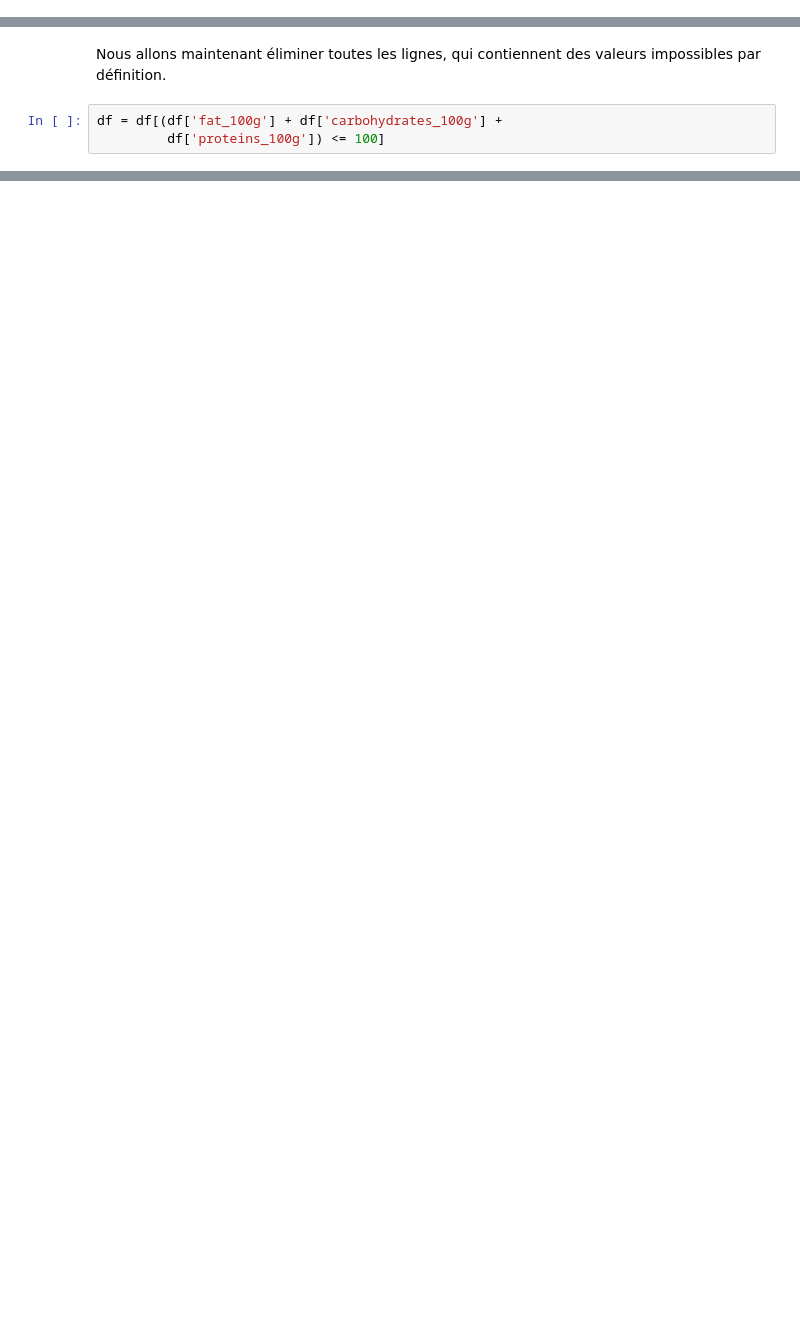
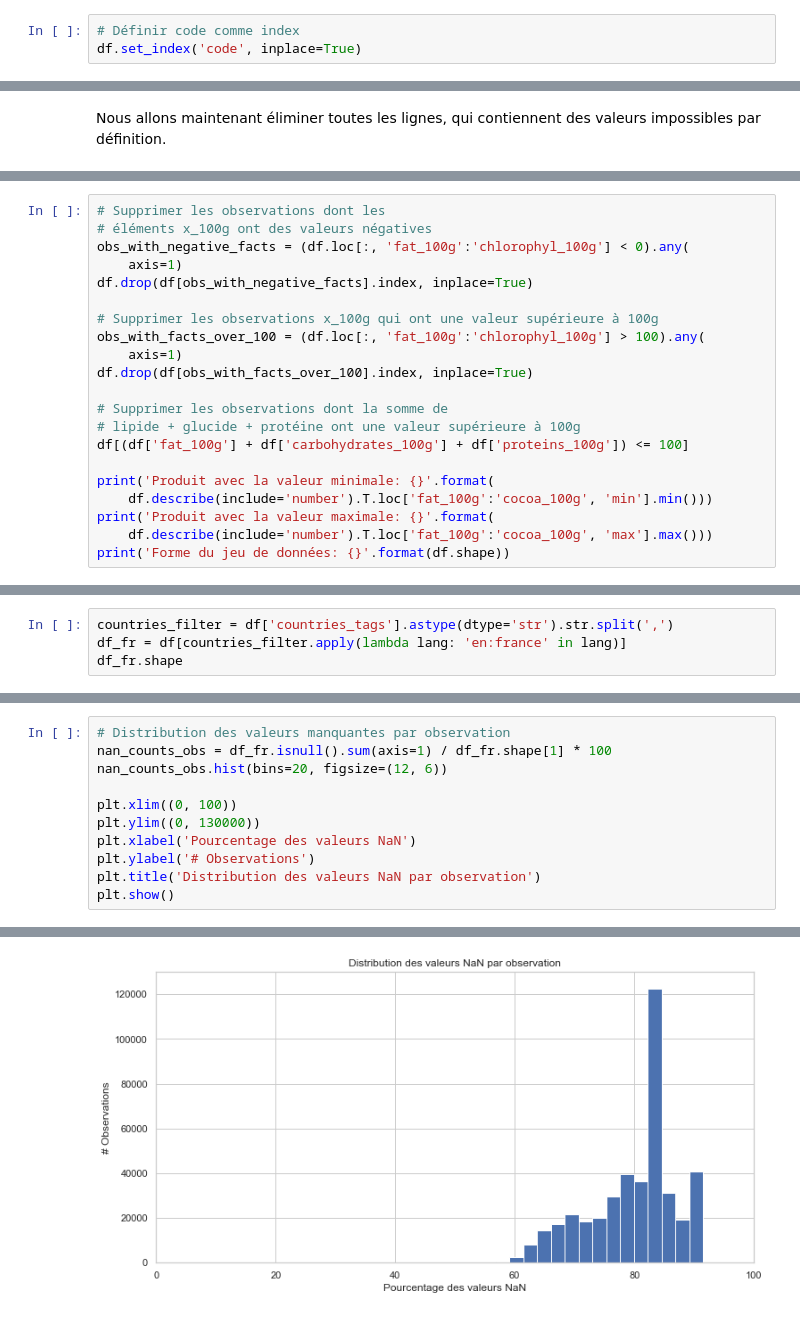
Before and after one commit to Abdess/sante_publique_france, a Jupyter notebook: P3_01_notebook.ipynb, the cells around one changed output, grey strips where cells are left out. Cells and saved outputs as stored; diff of their text form; blank space fills up the shorter version.

```diff
--- a/P3_01_notebook.ipynb
+++ b/P3_01_notebook.ipynb
@@ -711,0 +640,3 @@ plt.show()
+# %%
+# Définir code comme index
+df.set_index('code', inplace=True)
@@ -712,5 +661,2 @@ plt.show()
 # %% [markdown]
 Nous allons maintenant éliminer toutes les lignes, qui contiennent des valeurs impossibles par définition.
-# %%
-df = df[(df['fat_100g'] + df['carbohydrates_100g'] +
-         df['proteins_100g']) <= 100]
@@ -735,0 +665,21 @@ Suppression des colonnes non nécessaire
+# %%
+# Supprimer les observations dont les
+# éléments x_100g ont des valeurs négatives
+obs_with_negative_facts = (df.loc[:, 'fat_100g':'chlorophyl_100g'] < 0).any(
+    axis=1)
+df.drop(df[obs_with_negative_facts].index, inplace=True)
+
+# Supprimer les observations x_100g qui ont une valeur supérieure à 100g
+obs_with_facts_over_100 = (df.loc[:, 'fat_100g':'chlorophyl_100g'] > 100).any(
+    axis=1)
+df.drop(df[obs_with_facts_over_100].index, inplace=True)
+
+# Supprimer les observations dont la somme de
+# lipide + glucide + protéine ont une valeur supérieure à 100g
+df[(df['fat_100g'] + df['carbohydrates_100g'] + df['proteins_100g']) <= 100]
+
+print('Produit avec la valeur minimale: {}'.format(
+    df.describe(include='number').T.loc['fat_100g':'cocoa_100g', 'min'].min()))
+print('Produit avec la valeur maximale: {}'.format(
+    df.describe(include='number').T.loc['fat_100g':'cocoa_100g', 'max'].max()))
+print('Forme du jeu de données: {}'.format(df.shape))
@@ -735,0 +708,4 @@ Suppression des colonnes non nécessaire
+# %%
+countries_filter = df['countries_tags'].astype(dtype='str').str.split(',')
+df_fr = df[countries_filter.apply(lambda lang: 'en:france' in lang)]
+df_fr.shape
@@ -735,0 +800,12 @@ Suppression des colonnes non nécessaire
+# %%
+# Distribution des valeurs manquantes par observation
+nan_counts_obs = df_fr.isnull().sum(axis=1) / df_fr.shape[1] * 100
+nan_counts_obs.hist(bins=20, figsize=(12, 6))
+
+plt.xlim((0, 100))
+plt.ylim((0, 130000))
+plt.xlabel('Pourcentage des valeurs NaN')
+plt.ylabel('# Observations')
+plt.title('Distribution des valeurs NaN par observation')
+plt.show()
+# %% [output]
@@ -735,0 +818 @@ Suppression des colonnes non nécessaire
+[figure, added]
```
Also changed, not shown: parts of 85 cells of this notebook.
